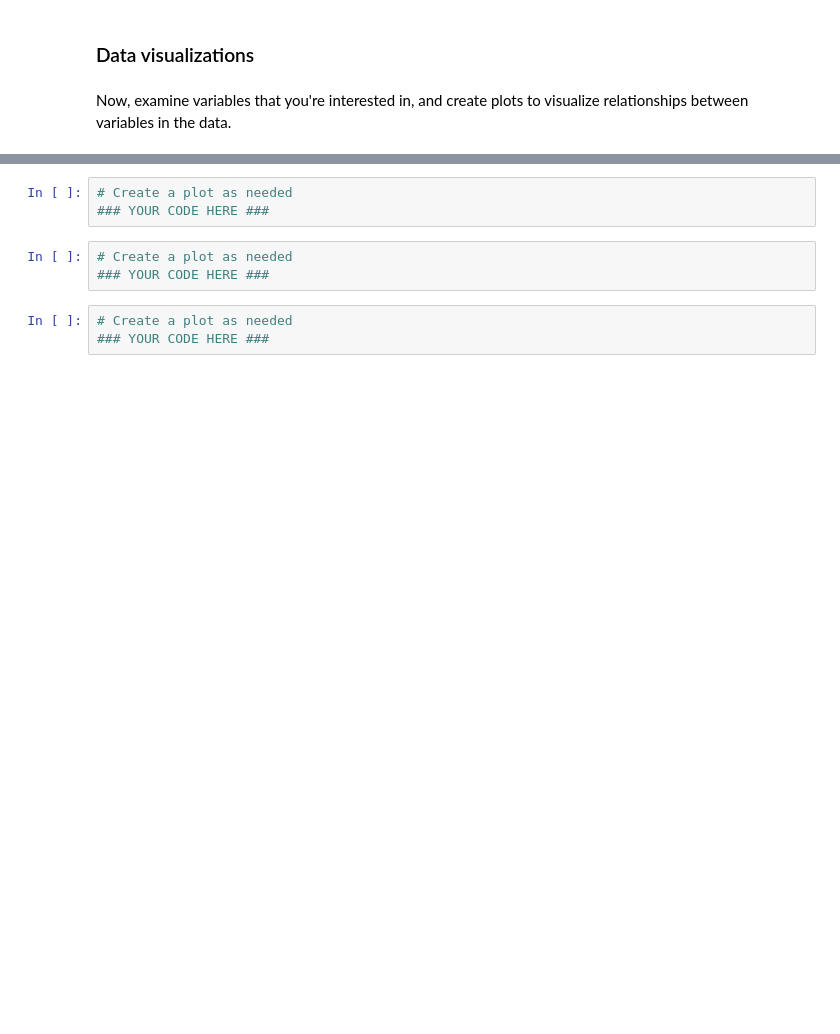
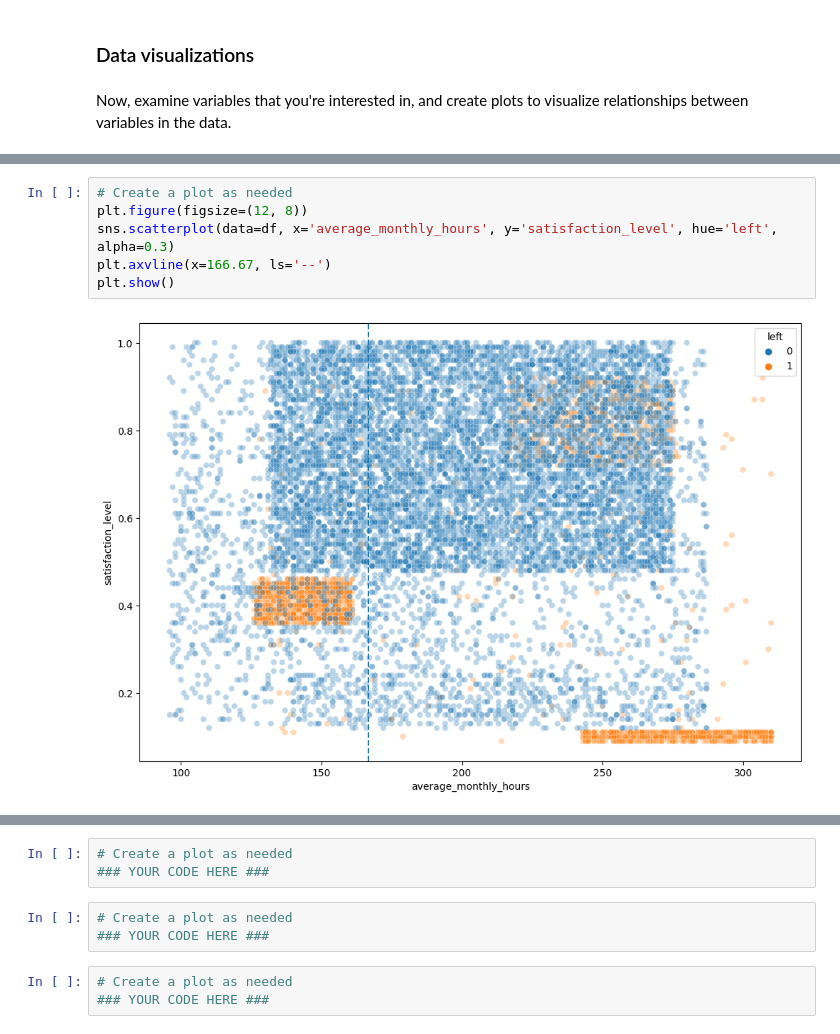
Before and after one commit to andyguo0228/salifort_motor_project, a Jupyter notebook: Activity_ Course 7 Salifort Motors project lab.ipynb, the cells around one changed output, grey strips where cells are left out. Saved outputs shown, nothing was run; the diff lists cells and outputs as text; blank space fills up the shorter version.

```diff
--- a/Activity_ Course 7 Salifort Motors project lab.ipynb
+++ b/Activity_ Course 7 Salifort Motors project lab.ipynb
@@ -195,0 +305,8 @@ Now, examine variables that you're interested in, and create plots to visualize
+# %%
+# Create a plot as needed
+plt.figure(figsize=(12, 8))
+sns.scatterplot(data=df, x='average_monthly_hours', y='satisfaction_level', hue='left', alpha=0.3)
+plt.axvline(x=166.67, ls='--')
+plt.show()
+# %% [output]
+[figure, added]
```
Also changed, not shown: parts of 19 cells of this notebook.
